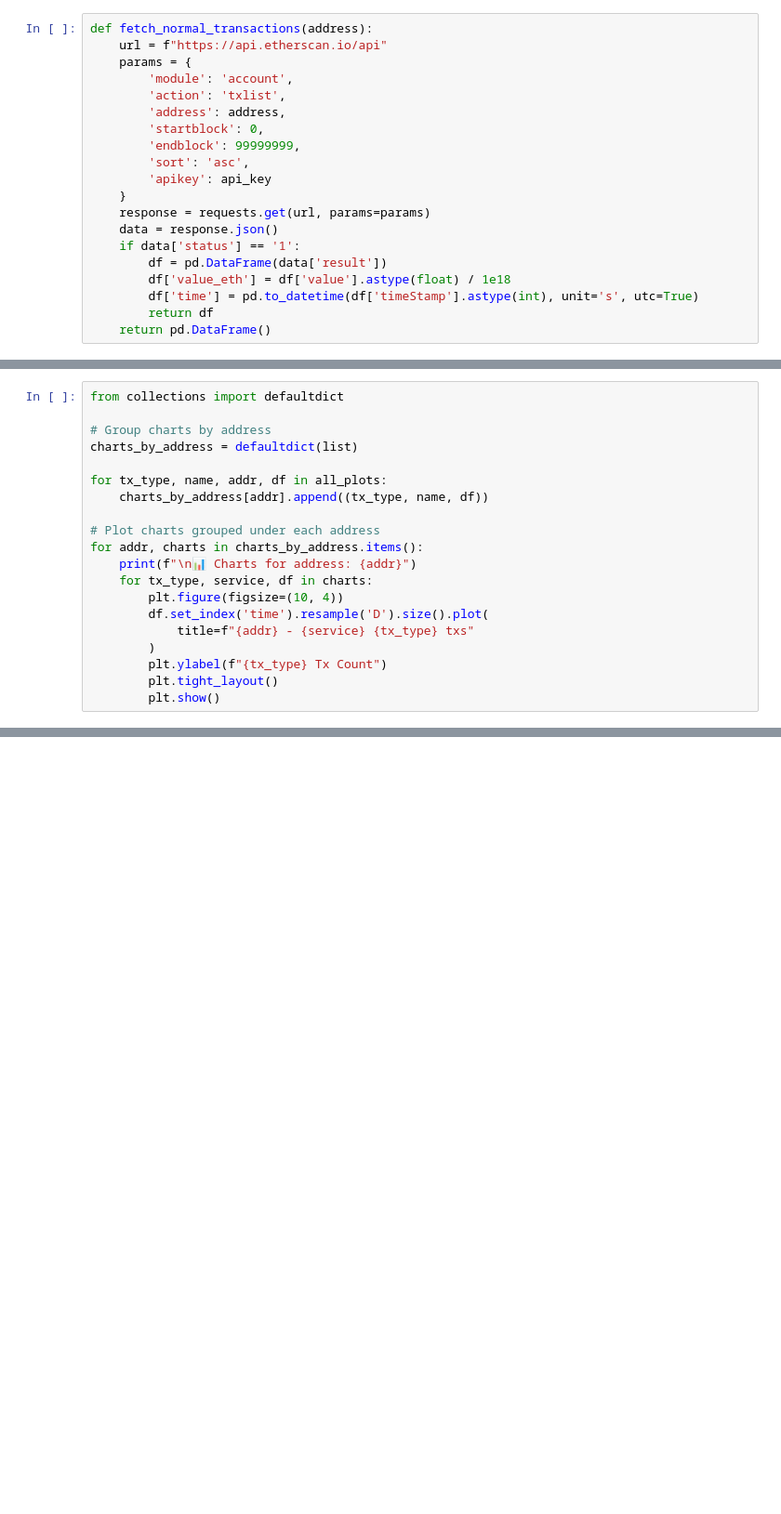
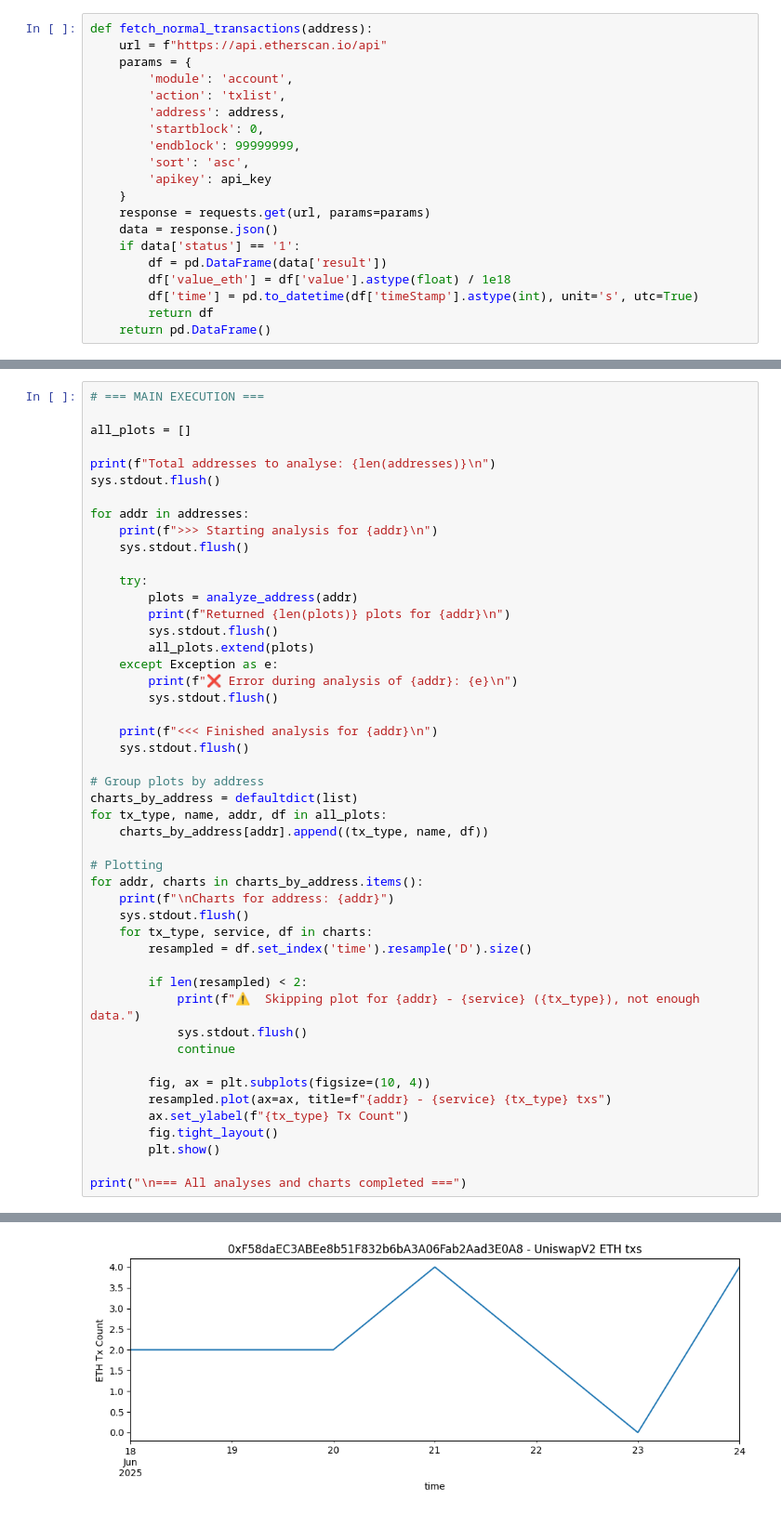
Before and after one commit to InsightsByIvy/Analysing-Scam-Patterns-in-Ethereum-Transactions, a Jupyter notebook: Notebooks/Mock_Analysis/multi_address_analysis.ipynb, the cells around one changed output, grey strips where cells are left out. Shown at 93% size. Cells and saved outputs as stored; diff of their text form; blank space fills up the shorter version.

```diff
--- a/Notebooks/Mock_Analysis/multi_address_analysis.ipynb
+++ b/Notebooks/Mock_Analysis/multi_address_analysis.ipynb
@@ -124,20 +139,49 @@ def analyze_address(address):
-# %%
-from collections import defaultdict
-
-# Group charts by address
-charts_by_address = defaultdict(list)
-
-for tx_type, name, addr, df in all_plots:
-    charts_by_address[addr].append((tx_type, name, df))
-
-# Plot charts grouped under each address
-for addr, charts in charts_by_address.items():
-    print(f"\n📊 Charts for address: {addr}")
-    for tx_type, service, df in charts:
-        plt.figure(figsize=(10, 4))
-        df.set_index('time').resample('D').size().plot(
-            title=f"{addr} - {service} {tx_type} txs"
-        )
-        plt.ylabel(f"{tx_type} Tx Count")
-        plt.tight_layout()
-        plt.show()
+# %%
+# === MAIN EXECUTION ===
+
+all_plots = []
+
+print(f"Total addresses to analyse: {len(addresses)}\n")
+sys.stdout.flush()
+
+for addr in addresses:
+    print(f">>> Starting analysis for {addr}\n")
+    sys.stdout.flush()
+
+    try:
+        plots = analyze_address(addr)
+        print(f"Returned {len(plots)} plots for {addr}\n")
+        sys.stdout.flush()
+        all_plots.extend(plots)
+    except Exception as e:
+        print(f"❌ Error during analysis of {addr}: {e}\n")
+        sys.stdout.flush()
+
+    print(f"<<< Finished analysis for {addr}\n")
+    sys.stdout.flush()
+
+# Group plots by address
+charts_by_address = defaultdict(list)
+for tx_type, name, addr, df in all_plots:
+    charts_by_address[addr].append((tx_type, name, df))
+
+# Plotting
+for addr, charts in charts_by_address.items():
+    print(f"\nCharts for address: {addr}")
+    sys.stdout.flush()
+    for tx_type, service, df in charts:
+        resampled = df.set_index('time').resample('D').size()
+
+        if len(resampled) < 2:
+            print(f"⚠️  Skipping plot for {addr} - {service} ({tx_type}), not enough data.")
+            sys.stdout.flush()
+            continue
+
+        fig, ax = plt.subplots(figsize=(10, 4))
+        resampled.plot(ax=ax, title=f"{addr} - {service} {tx_type} txs")
+        ax.set_ylabel(f"{tx_type} Tx Count")
+        fig.tight_layout()
+        plt.show()
+
+print("\n=== All analyses and charts completed ===")
+# %% [output]
@@ -143,0 +207 @@ for addr, charts in charts_by_address.items():
+[figure, added]
```
Also changed, not shown: parts of 3 cells of this notebook.
